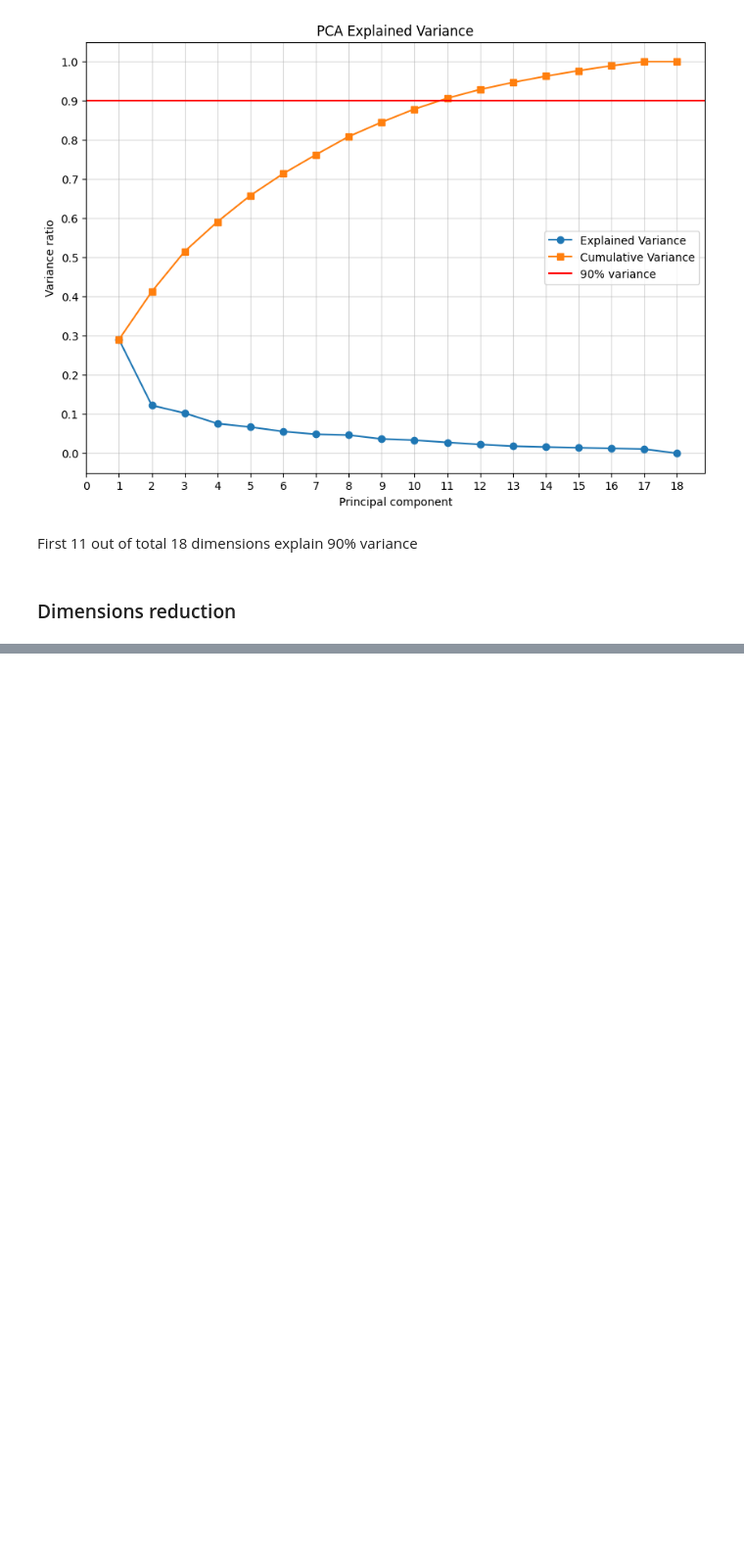
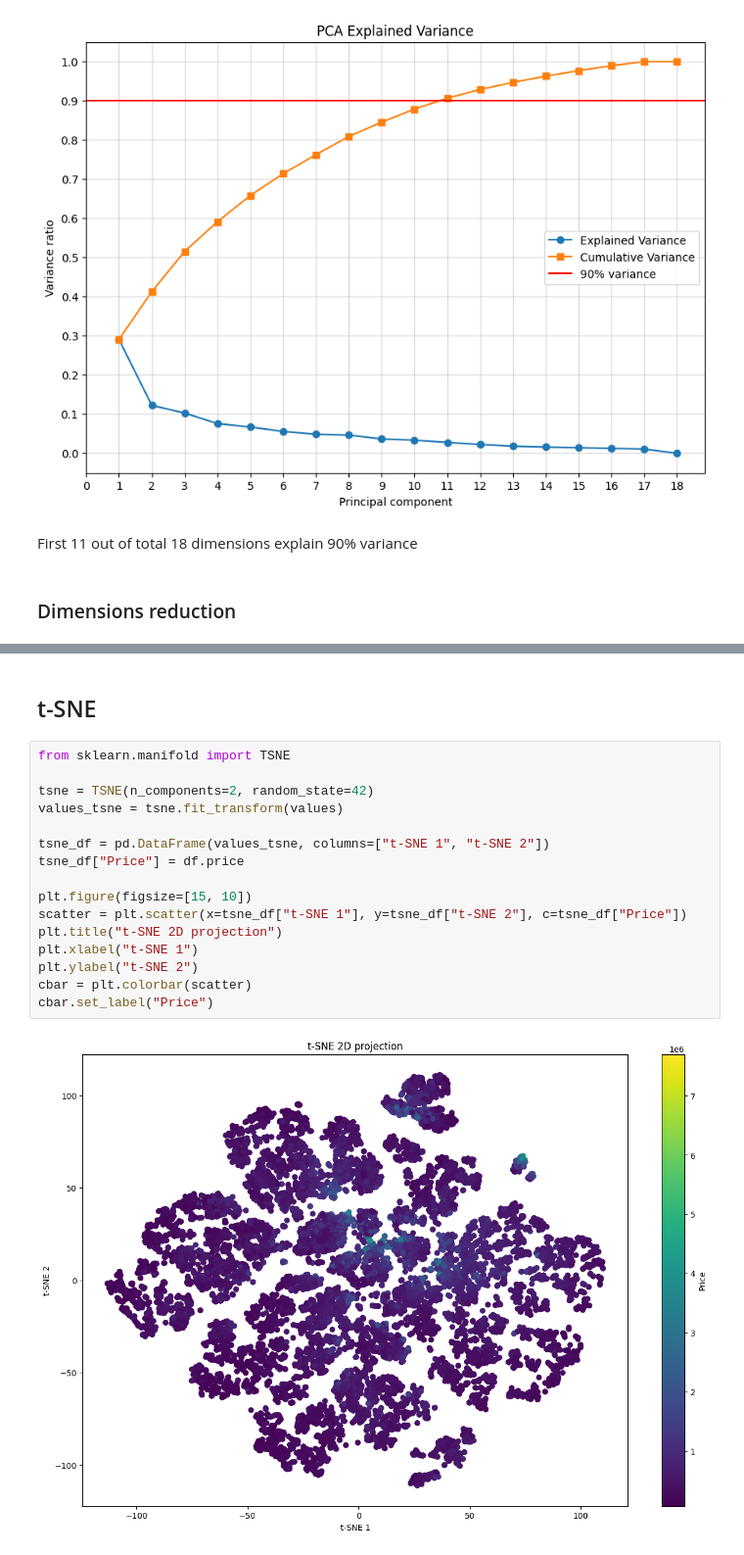
Before and after one commit to MarcinStolarczyk01/WSEI-Preliminary_Processing_and_Visualization_of_Data, a Jupyter notebook: lab5/Dimension-Reduction.ipynb, the cells around one changed output, grey strips where cells are left out. Shown at 98% size. Drawn from its saved outputs; the diff is of its cells as text; blank space fills up the shorter version.

```diff
--- a/lab5/Dimension-Reduction.ipynb
+++ b/lab5/Dimension-Reduction.ipynb
@@ -106,0 +139,20 @@ cbar.set_label("Price")
+# %% [markdown]
+## t-SNE
+# %%
+from sklearn.manifold import TSNE
+
+tsne = TSNE(n_components=2, random_state=42)
+values_tsne = tsne.fit_transform(values)
+
+tsne_df = pd.DataFrame(values_tsne, columns=["t-SNE 1", "t-SNE 2"])
+tsne_df["Price"] = df.price
+
+plt.figure(figsize=[15, 10])
+scatter = plt.scatter(x=tsne_df["t-SNE 1"], y=tsne_df["t-SNE 2"], c=tsne_df["Price"])
+plt.title("t-SNE 2D projection")
+plt.xlabel("t-SNE 1")
+plt.ylabel("t-SNE 2")
+cbar = plt.colorbar(scatter)
+cbar.set_label("Price")
+# %% [output]
+[figure, added]
```
Also changed, not shown: parts of 10 cells of this notebook, 4 other files.
